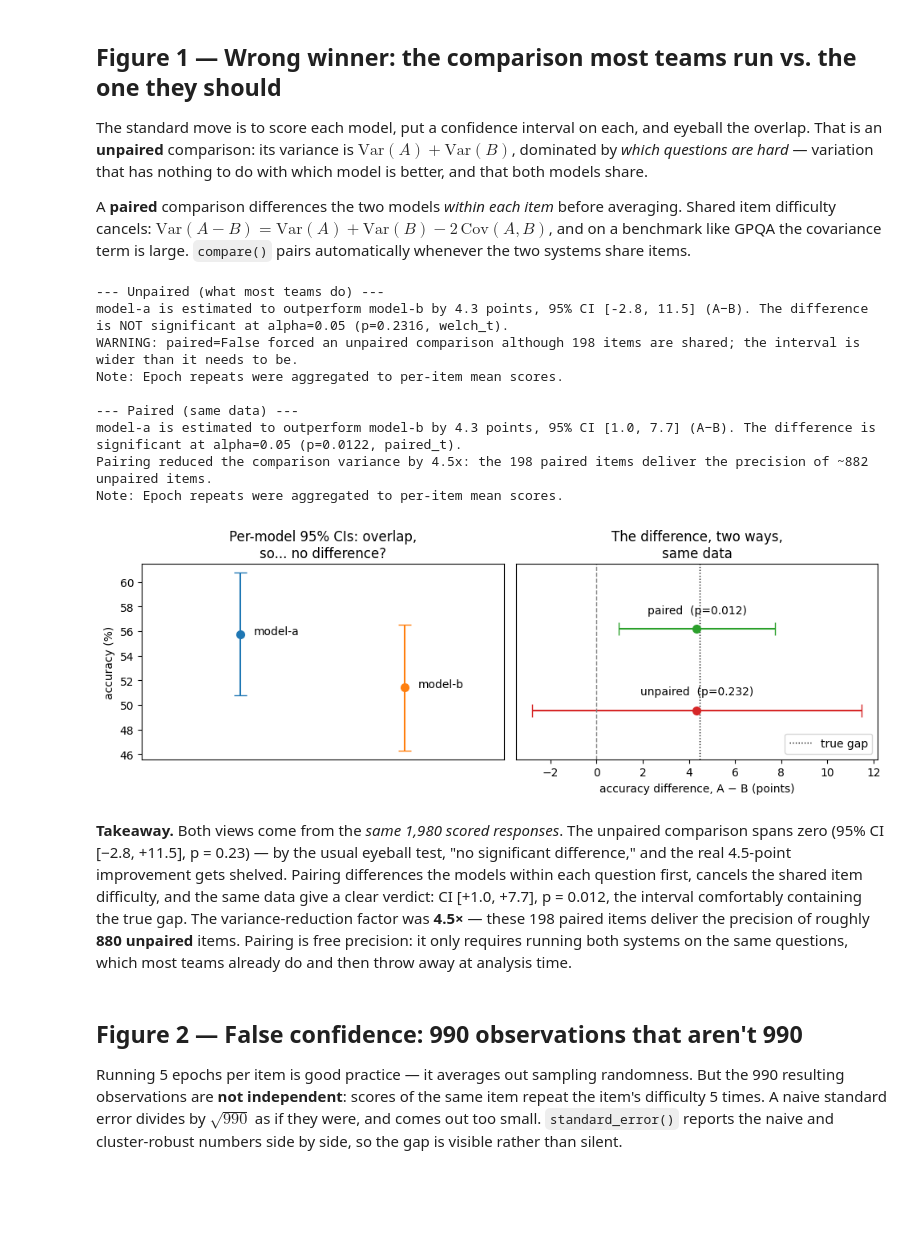
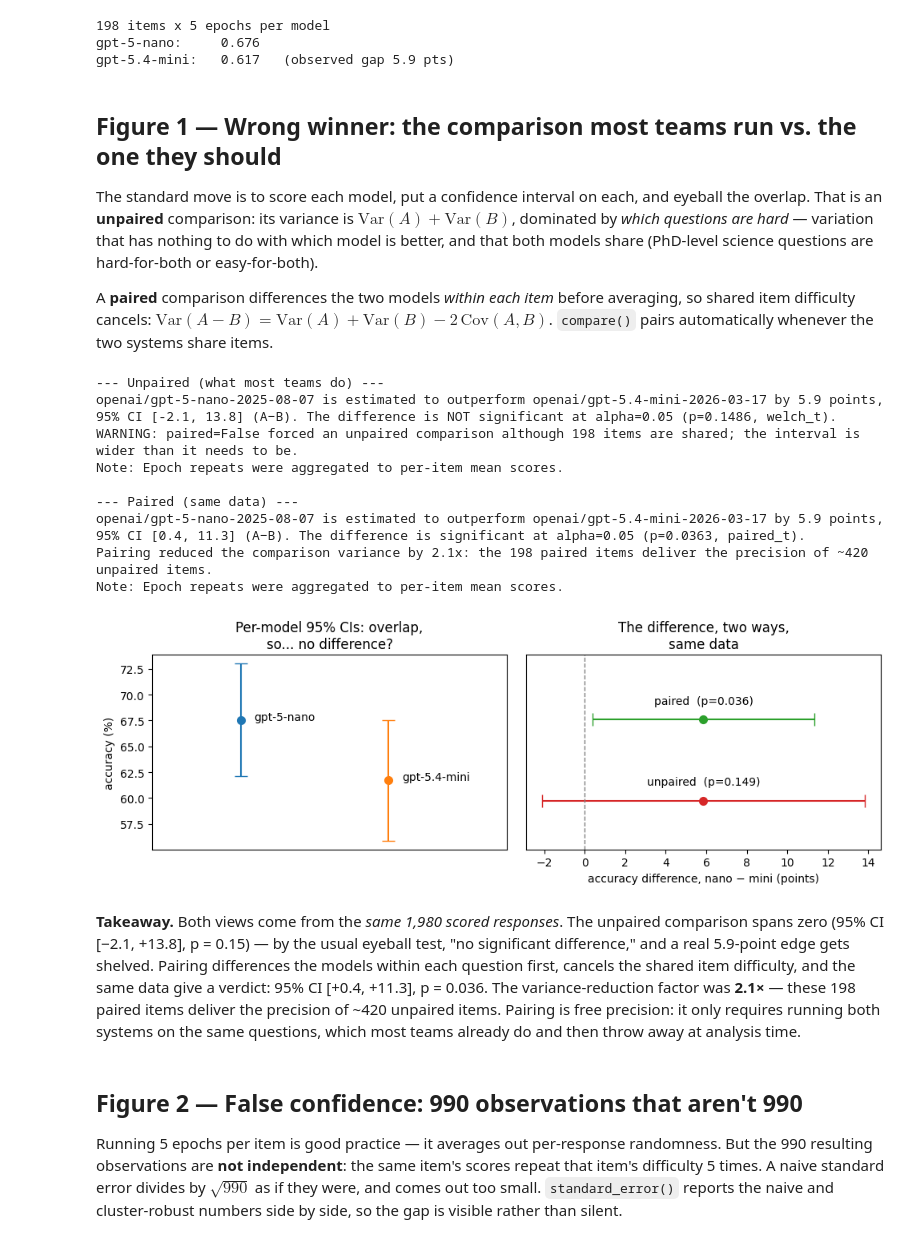
Before and after one commit to stephlinds/evalconfidence, a Jupyter notebook: examples/demo.ipynb, the cells around one changed output. Saved outputs shown, nothing was run; the diff lists cells and outputs as text; code cells hidden in the pictures; blank space fills up the shorter version.

```diff
--- a/examples/demo.ipynb
+++ b/examples/demo.ipynb
@@ -59,12 +27,32 @@ results_a = from_dataframe(df_a, item_id="qid", model_id="system", score="acc")
+# %%
+import pandas as pd
+
+from evalconfidence import from_dataframe, compare, power, standard_error
+
+df = pd.read_csv("data/gpqa_diamond_scores.csv")
+results = from_dataframe(df)
+nano = [r for r in results if "gpt-5-nano" in r.model_id]
+mini = [r for r in results if "gpt-5.4-mini" in r.model_id]
+
+N_ITEMS = len({r.item_id for r in nano})
+N_EPOCHS = len({r.epoch for r in nano})
+acc = lambda rs: sum(r.score for r in rs) / len(rs)
+print(f"{N_ITEMS} items x {N_EPOCHS} epochs per model")
+print(f"gpt-5-nano:     {acc(nano):.3f}")
+print(f"gpt-5.4-mini:   {acc(mini):.3f}   (observed gap {100*(acc(nano)-acc(mini)):.1f} pts)")
+# %% [output]
+198 items x 5 epochs per model
+gpt-5-nano:     0.676
+gpt-5.4-mini:   0.617   (observed gap 5.9 pts)
 # %% [markdown]
 ## Figure 1 — Wrong winner: the comparison most teams run vs. the one they should
 
-The standard move is to score each model, put a confidence interval on each, and eyeball the overlap. That is an **unpaired** comparison: its variance is $\mathrm{Var}(A) + \mathrm{Var}(B)$, dominated by *which questions are hard* — variation that has nothing to do with which model is better, and that both models share.
+The standard move is to score each model, put a confidence interval on each, and eyeball the overlap. That is an **unpaired** comparison: its variance is $\mathrm{Var}(A) + \mathrm{Var}(B)$, dominated by *which questions are hard* — variation that has nothing to do with which model is better, and that both models share (PhD-level science questions are hard-for-both or easy-for-both).
 
-A **paired** comparison differences the two models *within each item* before averaging. Shared item difficulty cancels: $\mathrm{Var}(A-B) = \mathrm{Var}(A) + \mathrm{Var}(B) - 2\,\mathrm{Cov}(A,B)$, and on a benchmark like GPQA the covariance term is large. `compare()` pairs automatically whenever the two systems share items.
+A **paired** comparison differences the two models *within each item* before averaging, so shared item difficulty cancels: $\mathrm{Var}(A-B) = \mathrm{Var}(A) + \mathrm{Var}(B) - 2\,\mathrm{Cov}(A,B)$. `compare()` pairs automatically whenever the two systems share items.
 # %%
-paired = compare(results_a, results_b)                  # pairs on shared item_ids
-unpaired = compare(results_a, results_b, paired=False)  # the eyeball test, formalized
+paired = compare(nano, mini)                  # pairs on shared item_ids
+unpaired = compare(nano, mini, paired=False)  # the eyeball test, formalized
 
 print("--- Unpaired (what most teams do) ---")
 print(unpaired)
@@ -73,52 +61,50 @@ print("--- Paired (same data) ---")
 print(paired)
 # %% [output]
 --- Unpaired (what most teams do) ---
-model-a is estimated to outperform model-b by 4.3 points, 95% CI [-2.8, 11.5] (A−B). The difference is NOT significant at alpha=0.05 (p=0.2316, welch_t).
+openai/gpt-5-nano-2025-08-07 is estimated to outperform openai/gpt-5.4-mini-2026-03-17 by 5.9 points, 95% CI [-2.1, 13.8] (A−B). The difference is NOT significant at alpha=0.05 (p=0.1486, welch_t).
 WARNING: paired=False forced an unpaired comparison although 198 items are shared; the interval is wider than it needs to be.
 Note: Epoch repeats were aggregated to per-item mean scores.
 
 --- Paired (same data) ---
-model-a is estimated to outperform model-b by 4.3 points, 95% CI [1.0, 7.7] (A−B). The difference is significant at alpha=0.05 (p=0.0122, paired_t).
-Pairing reduced the comparison variance by 4.5x: the 198 paired items deliver the precision of ~882 unpaired items.
+openai/gpt-5-nano-2025-08-07 is estimated to outperform openai/gpt-5.4-mini-2026-03-17 by 5.9 points, 95% CI [0.4, 11.3] (A−B). The difference is significant at alpha=0.05 (p=0.0363, paired_t).
+Pairing reduced the comparison variance by 2.1x: the 198 paired items deliver the precision of ~420 unpaired items.
 Note: Epoch repeats were aggregated to per-item mean scores.
 # %%
 import matplotlib.pyplot as plt
 
-se_a, se_b = standard_error(results_a), standard_error(results_b)
+se_nano, se_mini = standard_error(nano), standard_error(mini)
 
 fig, (ax1, ax2) = plt.subplots(1, 2, figsize=(10, 3.6))
 
 # Left: the per-model intervals people eyeball.
-for x, (label, se) in enumerate([("model-a", se_a), ("model-b", se_b)]):
+for x, (label, se) in enumerate([("gpt-5-nano", se_nano), ("gpt-5.4-mini", se_mini)]):
     lo, hi = se.ci
     ax1.errorbar([x], [100 * se.mean], yerr=[[100 * se.mean - 100 * lo], [100 * hi - 100 * se.mean]],
                  fmt="o", capsize=6, markersize=7)
     ax1.annotate(label, (x, 100 * se.mean), xytext=(12, 0), textcoords="offset points")
-ax1.set_xlim(-0.6, 1.6); ax1.set_xticks([])
+ax1.set_xlim(-0.6, 1.8); ax1.set_xticks([])
 ax1.set_ylabel("accuracy (%)")
 ax1.set_title("Per-model 95% CIs: overlap,\nso... no difference?")
 
 # Right: the difference itself, unpaired vs paired, on the same data.
 for y, (label, res) in enumerate([("unpaired", unpaired), ("paired", paired)]):
     lo, hi = res.ci_diff
-    color = "tab:red" if not res.significant else "tab:green"
+    color = "tab:green" if res.significant else "tab:red"
     ax2.errorbar([100 * res.diff], [y], xerr=[[100 * res.diff - 100 * lo], [100 * hi - 100 * res.diff]],
                  fmt="o", capsize=6, markersize=7, color=color)
     ax2.annotate(f"{label}  (p={res.p_value:.3f})", (100 * res.diff, y),
                  xytext=(0, 14), textcoords="offset points", ha="center")
 ax2.axvline(0, color="gray", lw=1, ls="--")
-ax2.axvline(100 * (p_a.mean() - p_b.mean()), color="black", lw=1, ls=":", label="true gap")
 ax2.set_ylim(-0.6, 1.8); ax2.set_yticks([])
-ax2.set_xlabel("accuracy difference, A − B (points)")
+ax2.set_xlabel("accuracy difference, nano − mini (points)")
 ax2.set_title("The difference, two ways,\nsame data")
-ax2.legend(loc="lower right")
 fig.tight_layout()
 # %% [output]
-[figure, old version]
+[figure, new version]
 # %% [markdown]
-**Takeaway.** Both views come from the *same 1,980 scored responses*. The unpaired comparison spans zero (95% CI [−2.8, +11.5], p = 0.23) — by the usual eyeball test, "no significant difference," and the real 4.5-point improvement gets shelved. Pairing differences the models within each question first, cancels the shared item difficulty, and the same data give a clear verdict: CI [+1.0, +7.7], p = 0.012, the interval comfortably containing the true gap. The variance-reduction factor was **4.5×** — these 198 paired items deliver the precision of roughly **880 unpaired** items. Pairing is free precision: it only requires running both systems on the same questions, which most teams already do and then throw away at analysis time.
+**Takeaway.** Both views come from the *same 1,980 scored responses*. The unpaired comparison spans zero (95% CI [−2.1, +13.8], p = 0.15) — by the usual eyeball test, "no significant difference," and a real 5.9-point edge gets shelved. Pairing differences the models within each question first, cancels the shared item difficulty, and the same data give a verdict: 95% CI [+0.4, +11.3], p = 0.036. The variance-reduction factor was **2.1×** — these 198 paired items deliver the precision of ~420 unpaired items. Pairing is free precision: it only requires running both systems on the same questions, which most teams already do and then throw away at analysis time.
 # %% [markdown]
 ## Figure 2 — False confidence: 990 observations that aren't 990
 
-Running 5 epochs per item is good practice — it averages out sampling randomness. But the 990 resulting observations are **not independent**: scores of the same item repeat the item's difficulty 5 times. A naive standard error divides by $\sqrt{990}$ as if they were, and comes out too small. `standard_error()` reports the naive and cluster-robust numbers side by side, so the gap is visible rather than silent.
+Running 5 epochs per item is good practice — it averages out per-response randomness. But the 990 resulting observations are **not independent**: the same item's scores repeat that item's difficulty 5 times. A naive standard error divides by $\sqrt{990}$ as if they were, and comes out too small. `standard_error()` reports the naive and cluster-robust numbers side by side, so the gap is visible rather than silent.
 # %%
```
Also changed, not shown: parts of 13 cells of this notebook, 4 other files.
